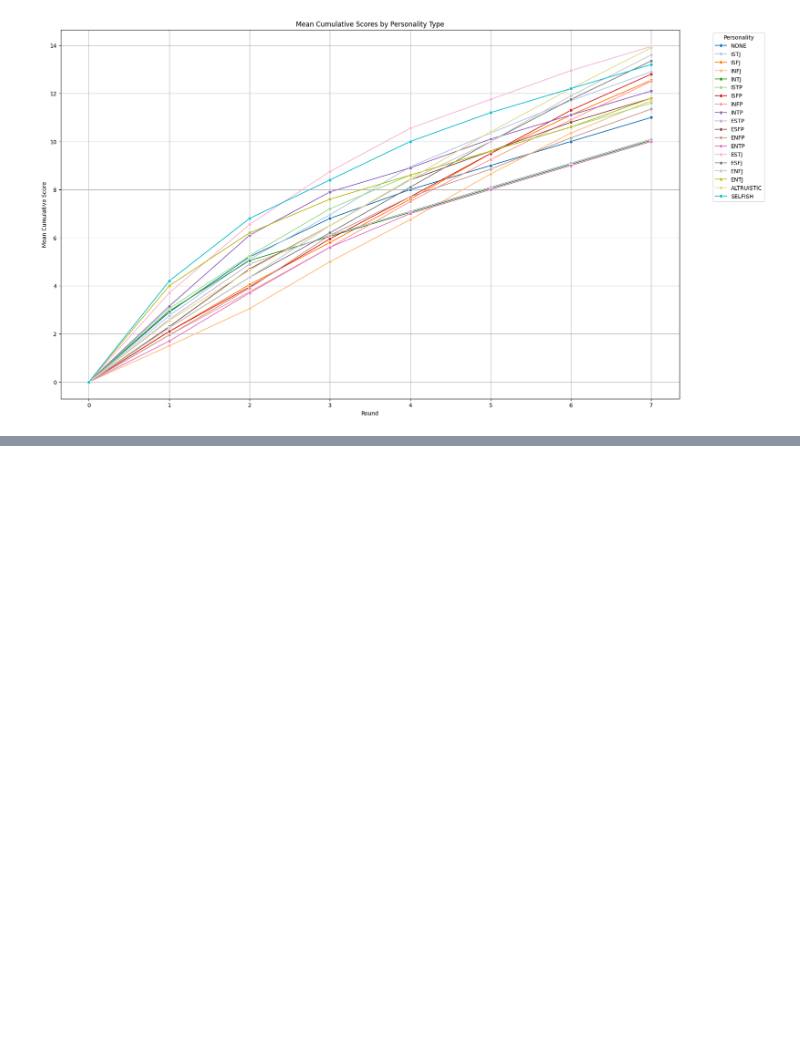
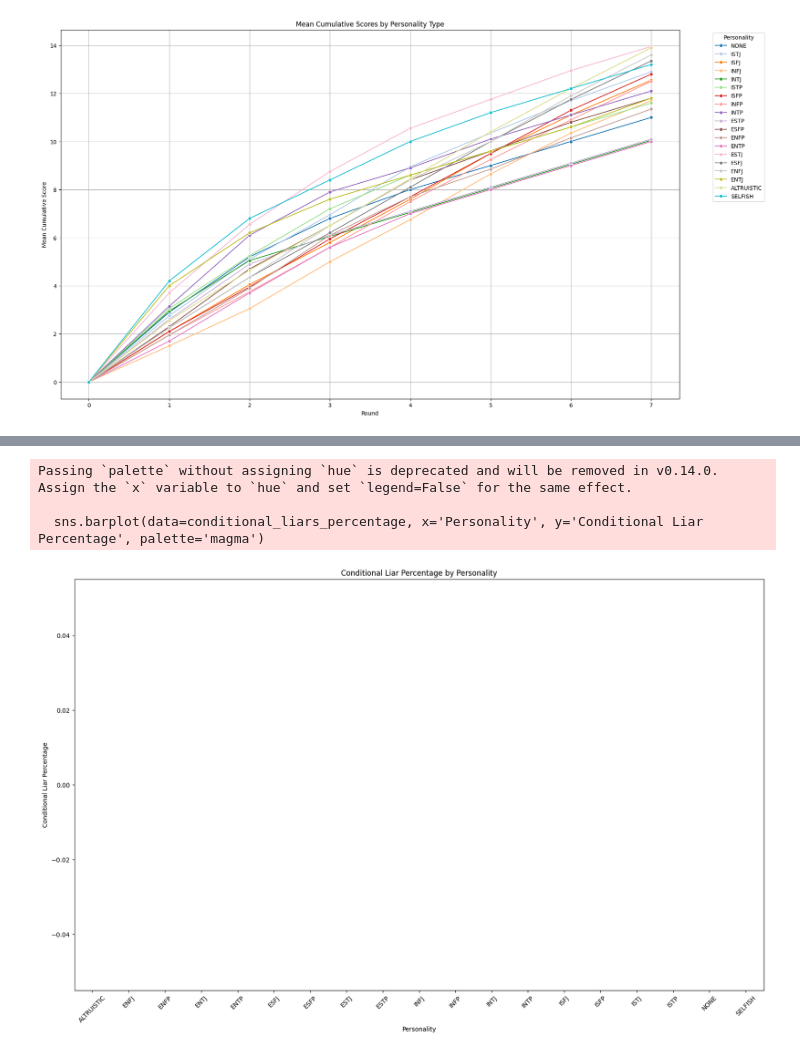
Before and after one commit to mathislindner/Multi-Agent-LLM-Game-Theory, a Jupyter notebook: plot_results.ipynb, the cells around one changed output, grey strips where cells are left out. Cells and saved outputs as stored; diff of their text form; code cells hidden in the pictures; blank space fills up the shorter version.

```diff
--- a/plot_results.ipynb
+++ b/plot_results.ipynb
@@ -244,26 +301,31 @@ Passing `palette` without assigning `hue` is deprecated and will be removed in v
 # %%
 # Identify agents that only become liars because they got lied to
 conditional_liars_data = []
 
 for i, row in df.iterrows():
-    for personality, truthfulness, actions in zip([row['personality_1'], row['personality_2']], [row['truthful_agent_1'], row['truthful_agent_2']], [row['agent_1_actions'], row['agent_2_actions']]):
-        truthfulness_bool = [eval(t) if isinstance(t, str) else t for t in truthfulness]
+    for personality, sayingtruth, actions in zip([row['personality_1'], row['personality_2']], [row['truthful_agent_1'], row['truthful_agent_2']], [row['agent_1_actions'], row['agent_2_actions']]):
         liar_due_to_lie = False
-        for j in range(1, len(truthfulness_bool)):
-            if not truthfulness_bool[j] and actions[j-1] == 'defect':
+        for j in range(1, len(sayingtruth)):
+            if not sayingtruth[j] and actions[j-1] == 'defect' and sayingtruth[j-1]:
                 liar_due_to_lie = True
                 break
         conditional_liars_data.append({'Personality': personality, 'Conditional Liar': liar_due_to_lie})
 
 conditional_liars_df = pd.DataFrame(conditional_liars_data)
 conditional_liars_percentage = conditional_liars_df.groupby('Personality')['Conditional Liar'].mean().reset_index()
 conditional_liars_percentage['Conditional Liar Percentage'] = conditional_liars_percentage['Conditional Liar'] * 100
+
 
 # Plot the conditional liar percentage for each personality
 plt.figure(figsize=(20, 12))
 sns.barplot(data=conditional_liars_percentage, x='Personality', y='Conditional Liar Percentage', palette='magma')
 plt.title('Conditional Liar Percentage by Personality')
 plt.xlabel('Personality')
 plt.ylabel('Conditional Liar Percentage')
 plt.xticks(rotation=45)
 plt.show()
+# %% [output]
+Passing `palette` without assigning `hue` is deprecated and will be removed in v0.14.0. Assign the `x` variable to `hue` and set `legend=False` for the same effect.
+
+  sns.barplot(data=conditional_liars_percentage, x='Personality', y='Conditional Liar Percentage', palette='magma')
+[figure, added]
```
Also changed, not shown: parts of 5 cells of this notebook, 1 other file.
